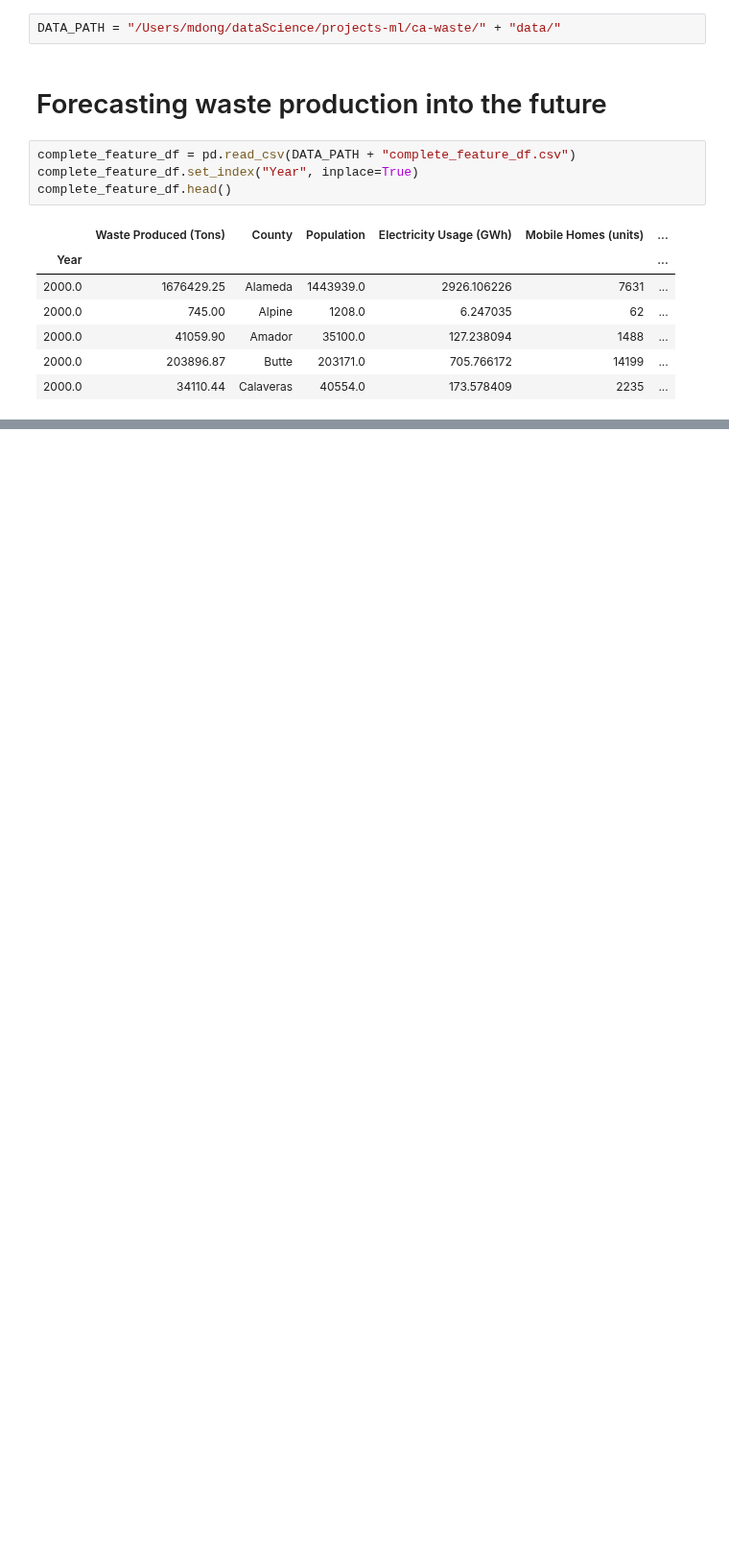
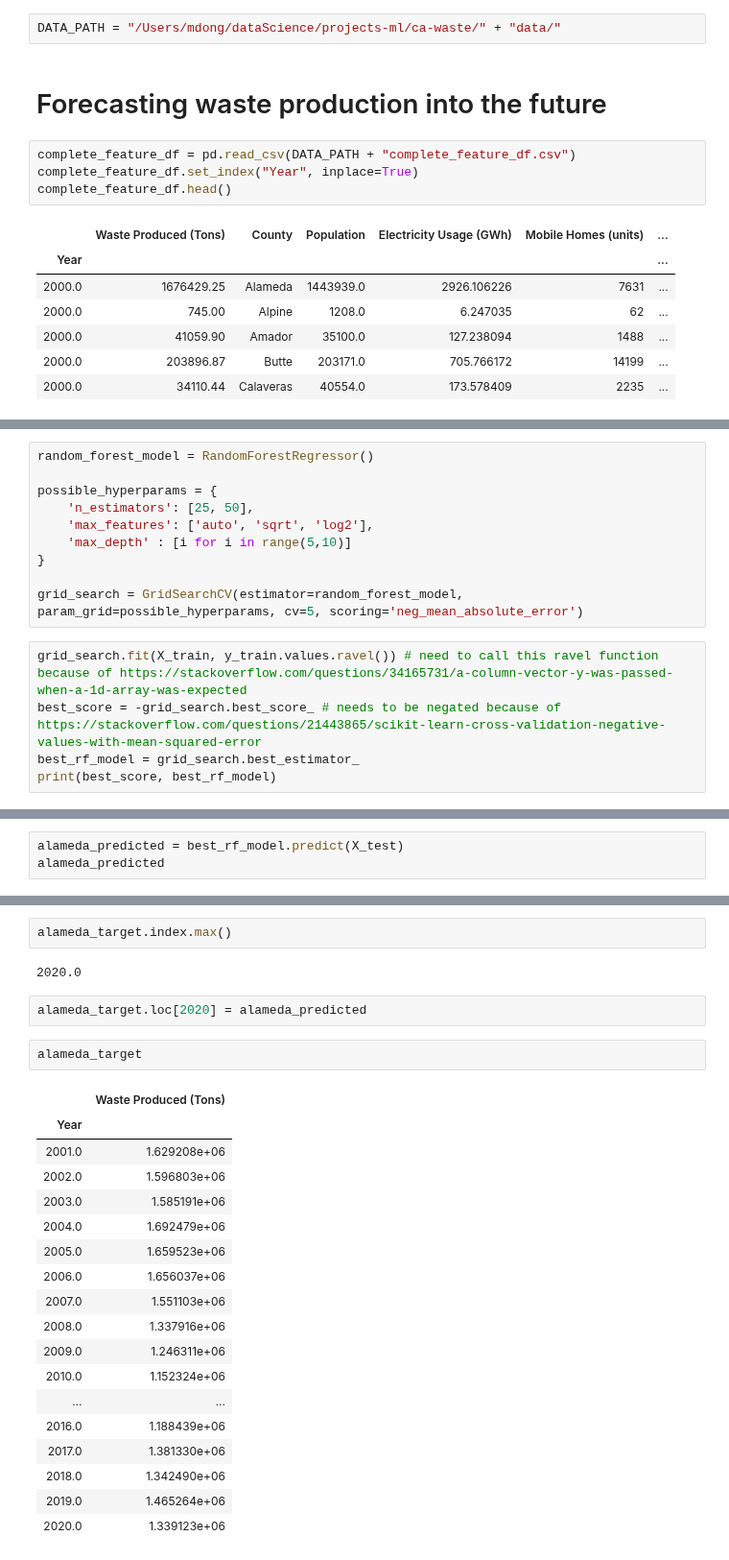
Before and after one commit to matthew-y-dong/ca-waste, a Jupyter notebook: modeling/forecasting.ipynb, the cells around one changed output, grey strips where cells are left out. Shown at 96% size. Drawn from its saved outputs; the diff is of its cells as text; blank space fills up the shorter version.

```diff
--- a/modeling/forecasting.ipynb
+++ b/modeling/forecasting.ipynb
@@ -36,0 +127,15 @@ feature_df.head(2)
+# %%
+random_forest_model = RandomForestRegressor()
+
+possible_hyperparams = {
+    'n_estimators': [25, 50],
+    'max_features': ['auto', 'sqrt', 'log2'],
+    'max_depth' : [i for i in range(5,10)]
+}
+
+grid_search = GridSearchCV(estimator=random_forest_model, param_grid=possible_hyperparams, cv=5, scoring='neg_mean_absolute_error')
+# %%
+grid_search.fit(X_train, y_train.values.ravel()) # need to call this ravel function because of https://stackoverflow.com/questions/34165731/a-column-vector-y-was-passed-when-a-1d-array-was-expected
+best_score = -grid_search.best_score_ # needs to be negated because of https://stackoverflow.com/questions/21443865/scikit-learn-cross-validation-negative-values-with-mean-squared-error
+best_rf_model = grid_search.best_estimator_
+print(best_score, best_rf_model)
@@ -36,0 +156,3 @@ feature_df.head(2)
+# %%
+alameda_predicted = best_rf_model.predict(X_test)
+alameda_predicted
@@ -36,0 +222,27 @@ feature_df.head(2)
+# %%
+alameda_target.index.max()
+# %% [output]
+2020.0
+# %%
+alameda_target.loc[2020] = alameda_predicted
+# %%
+alameda_target
+# %% [output]
+|  | Waste Produced (Tons) |
+| Year |  |
+| 2001.0 | 1.629208e+06 |
+| 2002.0 | 1.596803e+06 |
+| 2003.0 | 1.585191e+06 |
+| 2004.0 | 1.692479e+06 |
+| 2005.0 | 1.659523e+06 |
+| 2006.0 | 1.656037e+06 |
+| 2007.0 | 1.551103e+06 |
+| 2008.0 | 1.337916e+06 |
+| 2009.0 | 1.246311e+06 |
+| 2010.0 | 1.152324e+06 |
+| ... | ... |
+| 2016.0 | 1.188439e+06 |
+| 2017.0 | 1.381330e+06 |
+| 2018.0 | 1.342490e+06 |
+| 2019.0 | 1.465264e+06 |
+| 2020.0 | 1.339123e+06 |
```
Also changed, not shown: parts of 19 cells of this notebook, 1 other file.
